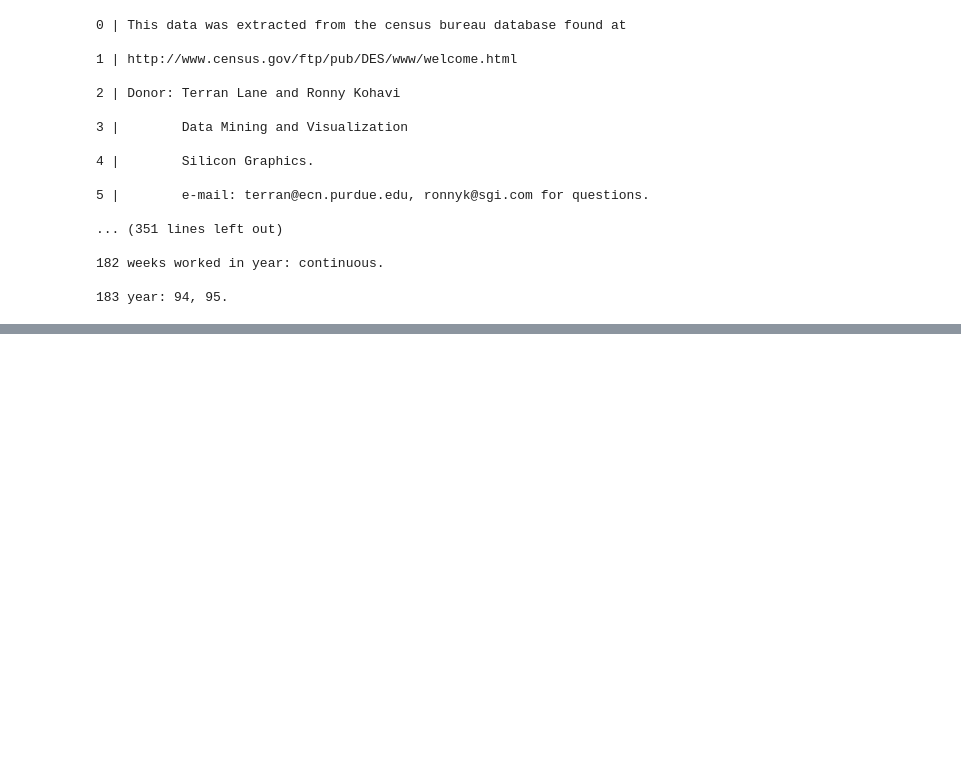
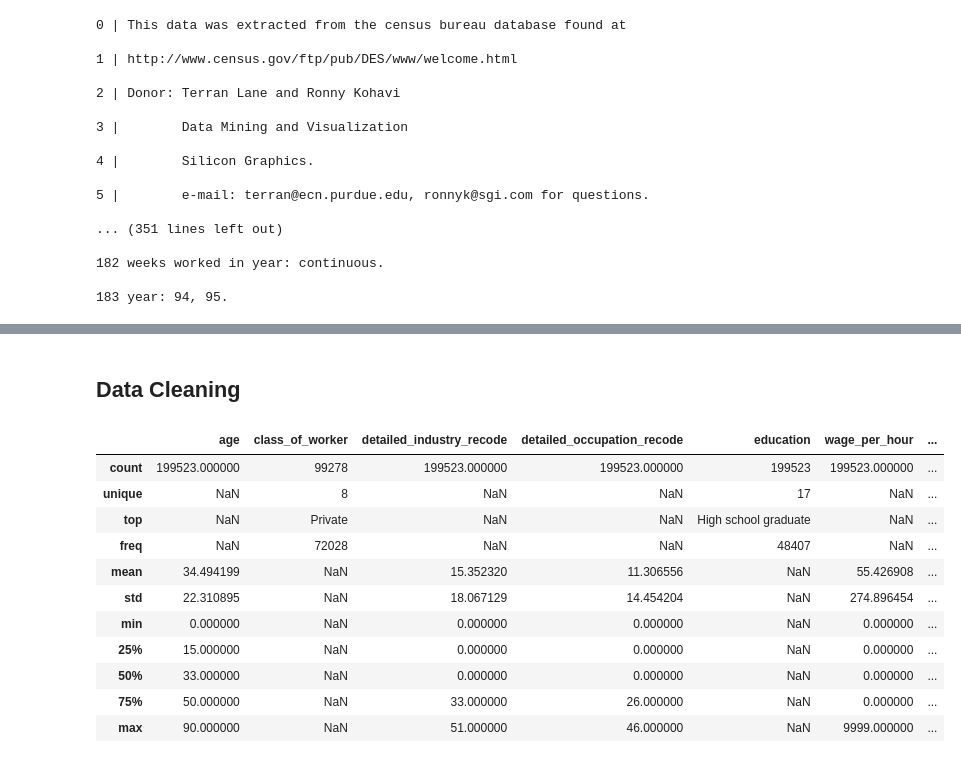
Before and after one commit to AdamJelley/US-Census-Income-Modelling, a Jupyter notebook: US_CensusIncomeModelling.ipynb, the cells around one changed output, grey strips where cells are left out. Cells and saved outputs as stored; diff of their text form; code cells hidden in the pictures; blank space fills up the shorter version.

```diff
--- a/US_CensusIncomeModelling.ipynb
+++ b/US_CensusIncomeModelling.ipynb
@@ -36,6 +39,7 @@ with open('us_census_full/census_income_metadata.txt', 'r') as f:
     for lineNo, line in enumerate(f.readlines()):
         if lineNo > 141:
             featureName = line.split(':')[0]
+            featureName = featureName.replace(' ', '_')
             columns.append(featureName)
     print(columns)
 # %% [output]
@@ -43,8 +47,5 @@ with open('us_census_full/census_income_metadata.txt', 'r') as f:
 # %%
-columns.remove('| instance weight')
+columns.remove('|_instance_weight')
 columns.append('incomeBracket')
 # %%
 us_census_train.columns = columns
-# %%
-pd.options.display.max_columns = None
-us_census_train.head(50)
@@ -68,0 +72,2 @@ us_census_train.head(50)
+# %% [markdown]
+## Data Cleaning
@@ -68,0 +77,15 @@ us_census_train.head(50)
+# %%
+us_census_train.describe(include='all')
+# %% [output]
+|  | age | class_of_worker | detailed_industry_recode | detailed_occupation_recode | education | wage_per_hour | ... |
+| count | 199523.000000 | 99278 | 199523.000000 | 199523.000000 | 199523 | 199523.000000 | ... |
+| unique | NaN | 8 | NaN | NaN | 17 | NaN | ... |
+| top | NaN | Private | NaN | NaN | High school graduate | NaN | ... |
+| freq | NaN | 72028 | NaN | NaN | 48407 | NaN | ... |
+| mean | 34.494199 | NaN | 15.352320 | 11.306556 | NaN | 55.426908 | ... |
+| std | 22.310895 | NaN | 18.067129 | 14.454204 | NaN | 274.896454 | ... |
+| min | 0.000000 | NaN | 0.000000 | 0.000000 | NaN | 0.000000 | ... |
+| 25% | 15.000000 | NaN | 0.000000 | 0.000000 | NaN | 0.000000 | ... |
+| 50% | 33.000000 | NaN | 0.000000 | 0.000000 | NaN | 0.000000 | ... |
+| 75% | 50.000000 | NaN | 33.000000 | 26.000000 | NaN | 0.000000 | ... |
+| max | 90.000000 | NaN | 51.000000 | 46.000000 | NaN | 9999.000000 | ... |
```
Also changed, not shown: parts of 13 cells of this notebook.
